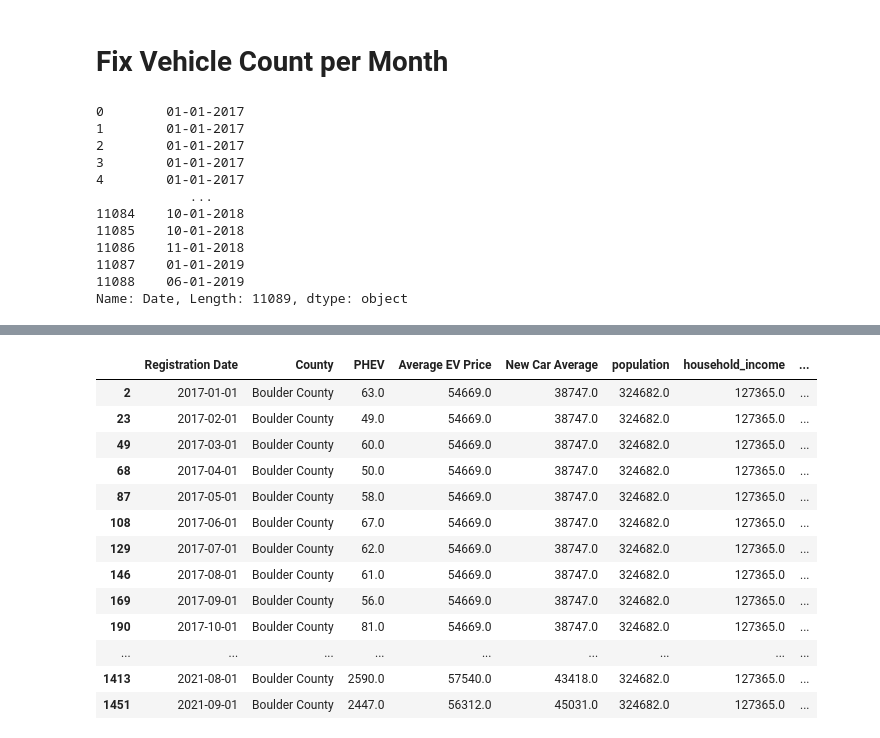
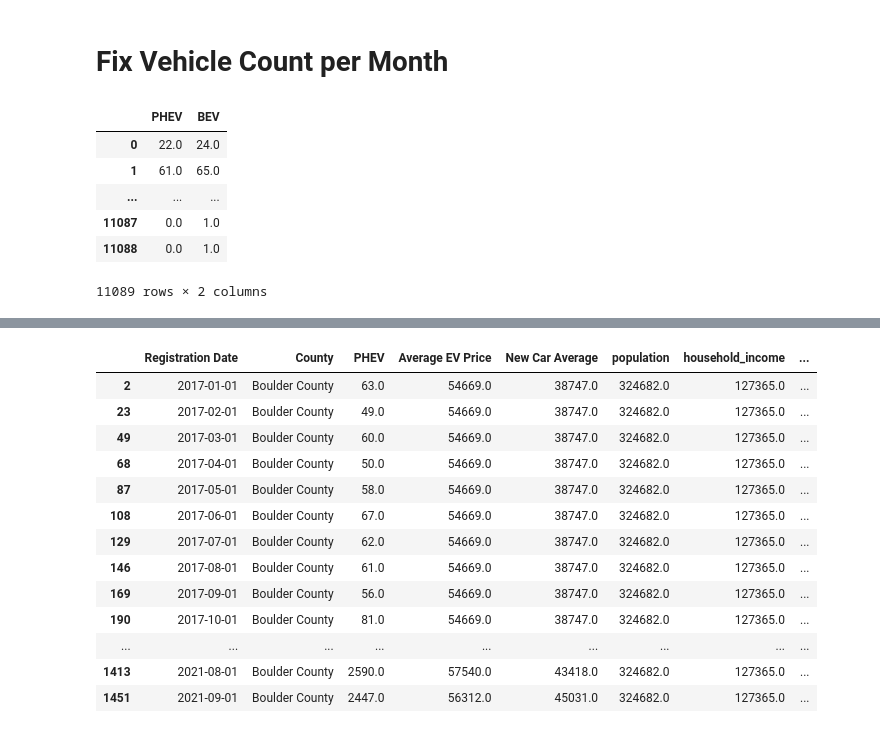
Before and after one commit to shakesy94/ev_adoption_ml, a Jupyter notebook: Visualization.ipynb, the cells around one changed output, grey strips where cells are left out. Drawn from its saved outputs; the diff is of its cells as text; code cells hidden in the pictures.

```diff
--- a/Visualization.ipynb
+++ b/Visualization.ipynb
@@ -276,19 +276,16 @@ See the caveats in the documentation: https://pandas.pydata.org/pandas-docs/stab
   df_exp['Perc Error ' + str(i)] = error
 # %% [markdown]
 # Fix Vehicle Count per Month
-# %%
-xplt
-# %% [output]
-0        01-01-2017
-1        01-01-2017
-2        01-01-2017
-3        01-01-2017
-4        01-01-2017
-            ...
-11084    10-01-2018
-11085    10-01-2018
-11086    11-01-2018
-11087    01-01-2019
-11088    06-01-2019
-Name: Date, Length: 11089, dtype: object
+# %%
+state = 'TX'
+df_plt = df[df[df['state'] == state]]
+df_plt = df_plt['Registration Date'] = pd.to_datetime(df['Unix Time'], unit='s')
+# %% [output]
+|  | PHEV | BEV |
+| 0 | 22.0 | 24.0 |
+| 1 | 61.0 | 65.0 |
+| ... | ... | ... |
+| 11087 | 0.0 | 1.0 |
+| 11088 | 0.0 | 1.0 |
+11089 rows × 2 columns
 # %%
```
Also changed, not shown: parts of 8 cells of this notebook, 4 other files.
